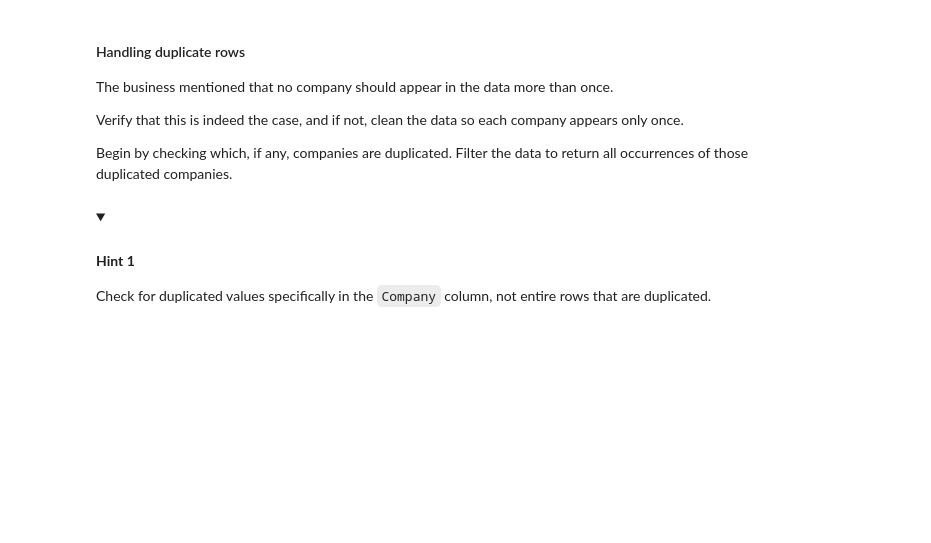
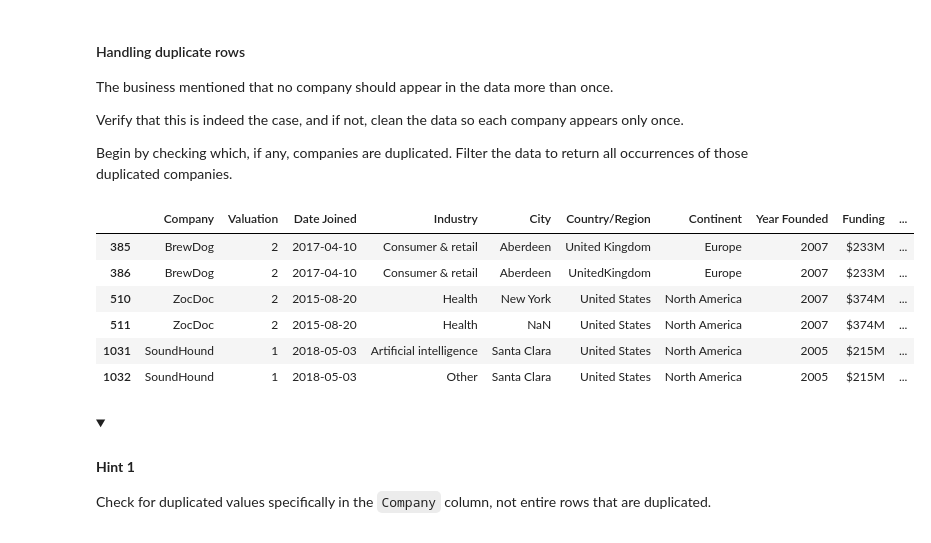
Before and after one commit to andrefsr/Google-Advanced-Data-Analytics-Certificate, a Jupyter notebook: Course 2/Atividades/Activity_Validate and clean your data/Activity_Validate and clean your data.ipynb, the cells around one changed output. Drawn from its saved outputs; the diff is of its cells as text; code cells hidden in the pictures; folded sections open; blank space fills up the shorter version.

```diff
--- a/Course 2/Atividades/Activity_Validate and clean your data/Activity_Validate and clean your data.ipynb
+++ b/Course 2/Atividades/Activity_Validate and clean your data/Activity_Validate and clean your data.ipynb
@@ -89,3 +98,9 @@ Add a column called `Years To Unicorn`, which is the number of years between whe
+# %%
+# Create the column Years To Unicorn.
+
+companies['Years To Unicorn'] = companies['Date Joined'].dt.year - companies['Year Founded']
+
+#display(companies.head(5))
 # %% [markdown]
 <details>
   <summary><h4><strong>Hint 1</strong></h4></summary>
@@ -163,8 +191,9 @@ An internet search reveals that InVision was founded in 2011. Replace the value
 # %%
 # Replace InVision's `Year Founded` value with 2011
 
-### YOUR CODE HERE ###
+#companies[companies['Years To Unicorn']<0] = companies[companies['Years To Unicorn']<0].replace({2020:2011})
+companies.loc[companies['Company']=='InVision','Year Founded'] = 2011
 
 # Verify the change was made properly
 
-### YOUR CODE HERE ###
+display(companies[companies['Years To Unicorn']<0])
@@ -191,8 +223,8 @@ Now, recalculate all the values in the `Years To Unicorn` column to remove the n
 # %%
 # Recalculate all values in the `Years To Unicorn` column
 
-### YOUR CODE HERE ###
+companies['Years To Unicorn'] = companies['Date Joined'].dt.year - companies['Year Founded']
 
 # Verify that there are no more negative values in the column
 
-### YOUR CODE HERE ###
+companies.describe()
@@ -276,12 +321,12 @@ Example:
 # %%
 # 1. Create `replacement_dict`
 
-### YOUR CODE HERE ###
+replacement_dict = {'Artificial Intelligence':'Artificial intelligence', 'FinTech':'Fintech','Data management and analytics':'Data management & analytics'}
 
 # 2. Replace the incorrect values in the `Industry` column
 
-### YOUR CODE HERE ###
+companies['Industry'] = companies['Industry'].replace(replacement_dict)
 
 # 3. Verify that there are no longer any elements in `Industry` that are not in `industry_list`
 
-### YOUR CODE HERE ###
+display(companies[~companies['Industry'].isin(industry_list)]['Industry'].unique())
@@ -317,7 +364,15 @@ Begin by checking which, if any, companies are duplicated. Filter the data to re
 # %%
 # Isolate rows of all companies that have duplicates
 
-### YOUR CODE HERE ###
+display(companies[companies.duplicated(subset=['Company'],keep=False)])
+# %% [output]
+|  | Company | Valuation | Date Joined | Industry | City | Country/Region | Continent | Year Founded | Funding | ... |
+| 385 | BrewDog | 2 | 2017-04-10 | Consumer & retail | Aberdeen | United Kingdom | Europe | 2007 | $233M | ... |
+| 386 | BrewDog | 2 | 2017-04-10 | Consumer & retail | Aberdeen | UnitedKingdom | Europe | 2007 | $233M | ... |
+| 510 | ZocDoc | 2 | 2015-08-20 | Health | New York | United States | North America | 2007 | $374M | ... |
+| 511 | ZocDoc | 2 | 2015-08-20 | Health | NaN | United States | North America | 2007 | $374M | ... |
+| 1031 | SoundHound | 1 | 2018-05-03 | Artificial intelligence | Santa Clara | United States | North America | 2005 | $215M | ... |
+| 1032 | SoundHound | 1 | 2018-05-03 | Other | Santa Clara | United States | North America | 2005 | $215M | ... |
 # %% [markdown]
 <details>
   <summary><h4><strong>Hint 1</strong></h4></summary>
```
Also changed, not shown: parts of 43 cells of this notebook.
